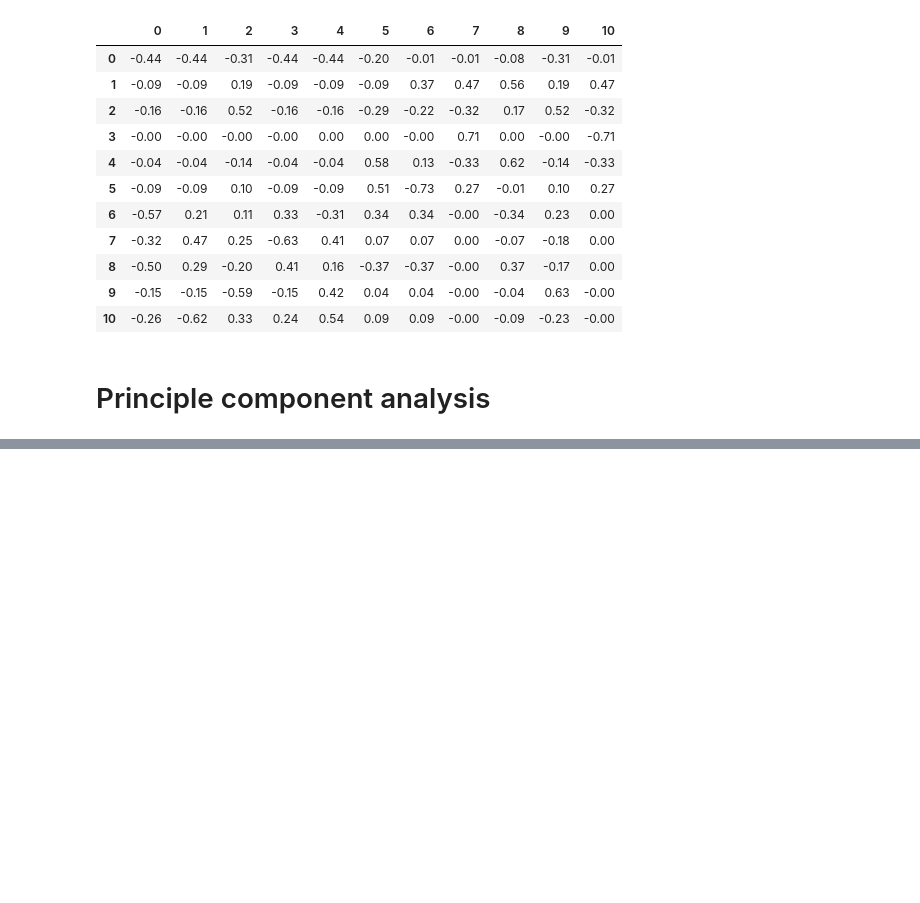
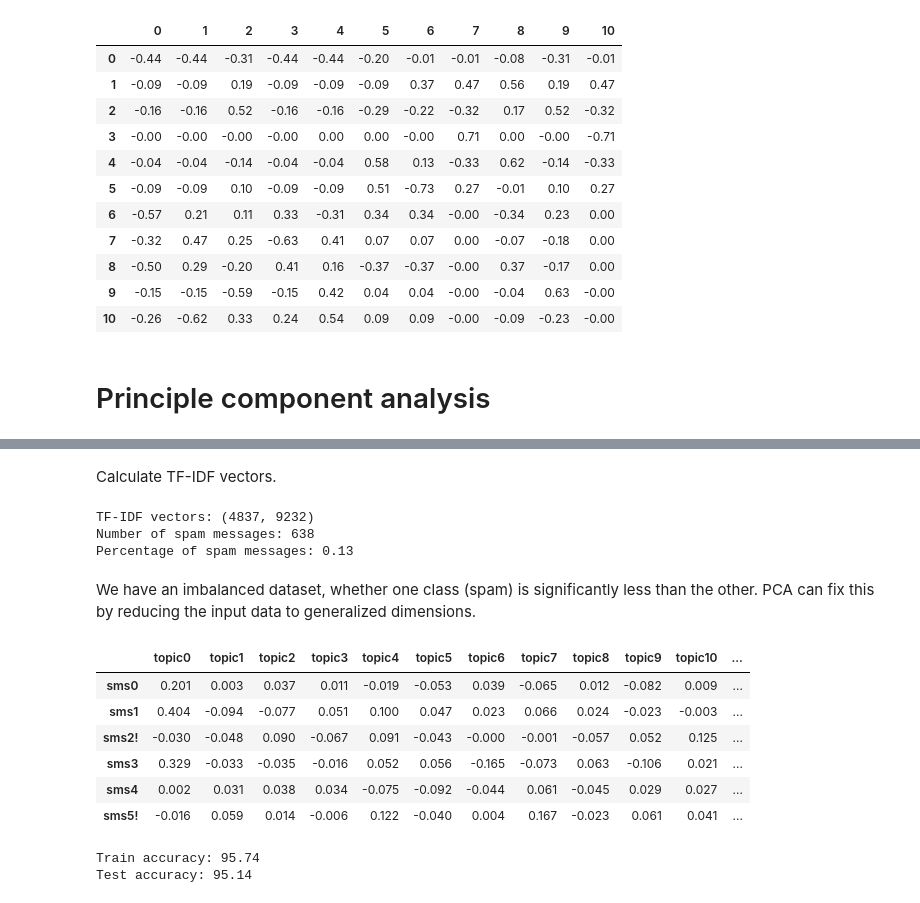
Before and after one commit to hieundx/nlp-in-action, a Jupyter notebook: 4 - semantic analysis.ipynb, the cells around one changed output, grey strips where cells are left out. Saved outputs shown, nothing was run; the diff lists cells and outputs as text; code cells hidden in the pictures; blank space fills up the shorter version.

```diff
--- a/4 - semantic analysis.ipynb
+++ b/4 - semantic analysis.ipynb
@@ -240,0 +261,6 @@ pd.DataFrame(Vt).round(2)
+# %%
+import pandas as pd
+
+from nlpia.data.loaders import get_data
+sms = get_data('sms-spam')
+sms
@@ -240,0 +286,4 @@ pd.DataFrame(Vt).round(2)
+# %%
+index = ['sms{}{}'.format(i, '!'*j) for (i, j) in zip(range(len(sms)), sms.spam)]
+sms.index = index
+sms.head(5)
@@ -240,0 +297,51 @@ pd.DataFrame(Vt).round(2)
+# %% [markdown]
+Calculate TF-IDF vectors.
+# %%
+from sklearn.feature_extraction.text import TfidfVectorizer
+from nltk.tokenize.casual import casual_tokenize
+
+tfidf = TfidfVectorizer(tokenizer=casual_tokenize)
+tfidf_docs = tfidf.fit_transform(raw_documents=sms.text).toarray()
+
+tfidf_docs = pd.DataFrame(tfidf_docs)
+tfidf_docs = tfidf_docs - tfidf_docs.mean()
+print('TF-IDF vectors:', tfidf_docs.shape)
+print('Number of spam messages:', sms.spam.sum())
+print('Percentage of spam messages:', (sms.spam.sum() / len(sms)).round(2))
+# %% [output]
+TF-IDF vectors: (4837, 9232)
+Number of spam messages: 638
+Percentage of spam messages: 0.13
+# %% [markdown]
+We have an imbalanced dataset, whether one class (spam) is significantly less than the other. PCA can fix this by reducing the input data to generalized dimensions.
+# %%
+from sklearn.decomposition import PCA
+
+pca = PCA(n_components=16)
+pca = pca.fit(tfidf_docs)
+
+pca_topic_vectors = pca.transform(tfidf_docs)
+columns = ['topic{}'.format(i) for i in range(pca.n_components)]
+pca_topic_vectors = pd.DataFrame(pca_topic_vectors, columns=columns, index=index)
+pca_topic_vectors.round(3).head(6)
+# %% [output]
+|  | topic0 | topic1 | topic2 | topic3 | topic4 | topic5 | topic6 | topic7 | topic8 | topic9 | topic10 | ... |
+| sms0 | 0.201 | 0.003 | 0.037 | 0.011 | -0.019 | -0.053 | 0.039 | -0.065 | 0.012 | -0.082 | 0.009 | ... |
+| sms1 | 0.404 | -0.094 | -0.077 | 0.051 | 0.100 | 0.047 | 0.023 | 0.066 | 0.024 | -0.023 | -0.003 | ... |
+| sms2! | -0.030 | -0.048 | 0.090 | -0.067 | 0.091 | -0.043 | -0.000 | -0.001 | -0.057 | 0.052 | 0.125 | ... |
+| sms3 | 0.329 | -0.033 | -0.035 | -0.016 | 0.052 | 0.056 | -0.165 | -0.073 | 0.063 | -0.106 | 0.021 | ... |
+| sms4 | 0.002 | 0.031 | 0.038 | 0.034 | -0.075 | -0.092 | -0.044 | 0.061 | -0.045 | 0.029 | 0.027 | ... |
+| sms5! | -0.016 | 0.059 | 0.014 | -0.006 | 0.122 | -0.040 | 0.004 | 0.167 | -0.023 | 0.061 | 0.041 | ... |
+# %%
+from sklearn.discriminant_analysis import LinearDiscriminantAnalysis as LDA
+from sklearn.model_selection import train_test_split
+
+lda = LDA()
+X_train, X_test, y_train, y_test = train_test_split(pca_topic_vectors.values, sms.spam.values, test_size=0.2, random_state=42)
+lda = lda.fit(X_train, y_train)
+
+print('Train accuracy:', (lda.score(X_train, y_train)* 100).round(2))
+print('Test accuracy:', (lda.score(X_test, y_test)* 100).round(2))
+# %% [output]
+Train accuracy: 95.74
+Test accuracy: 95.14
```
Also changed, not shown: parts of 5 cells of this notebook.
